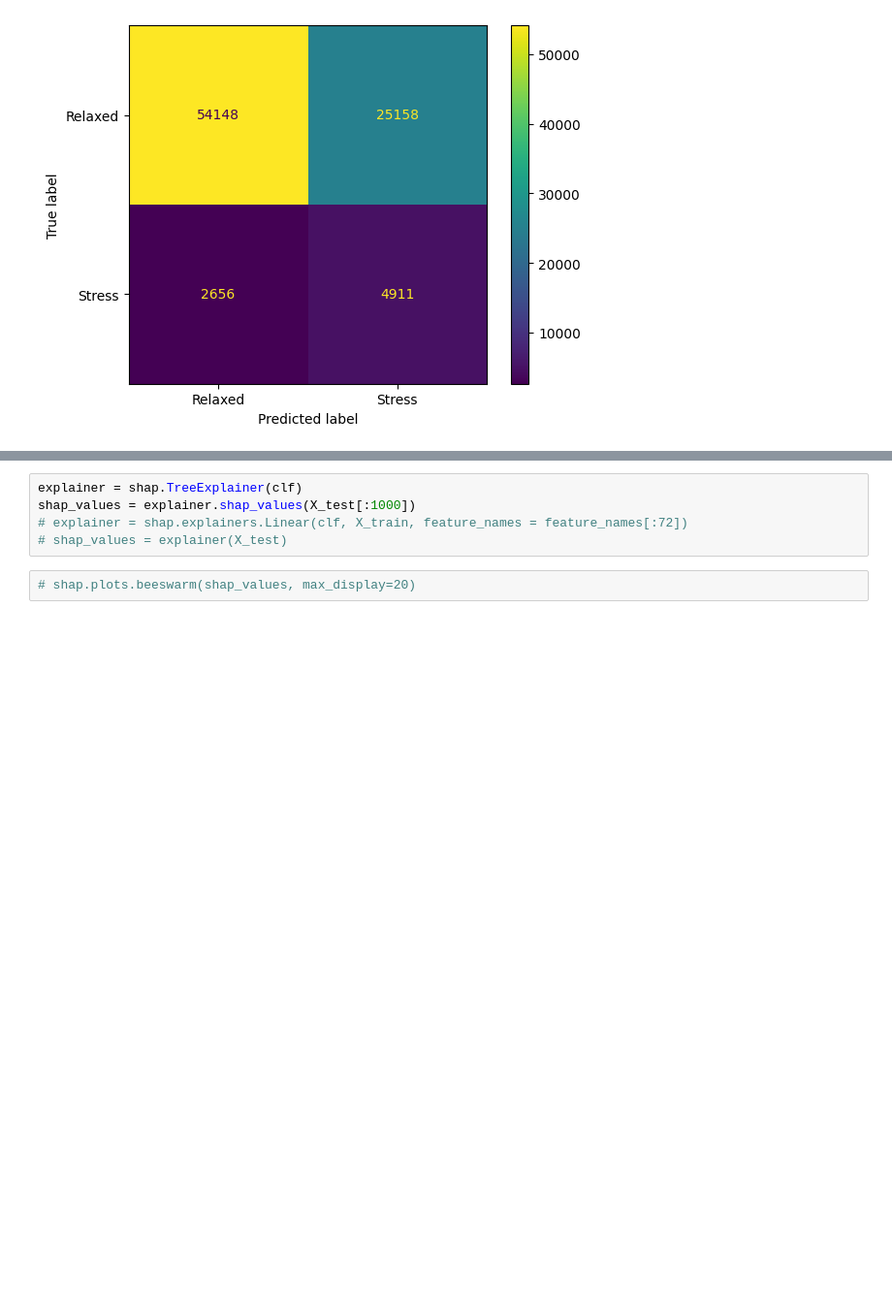
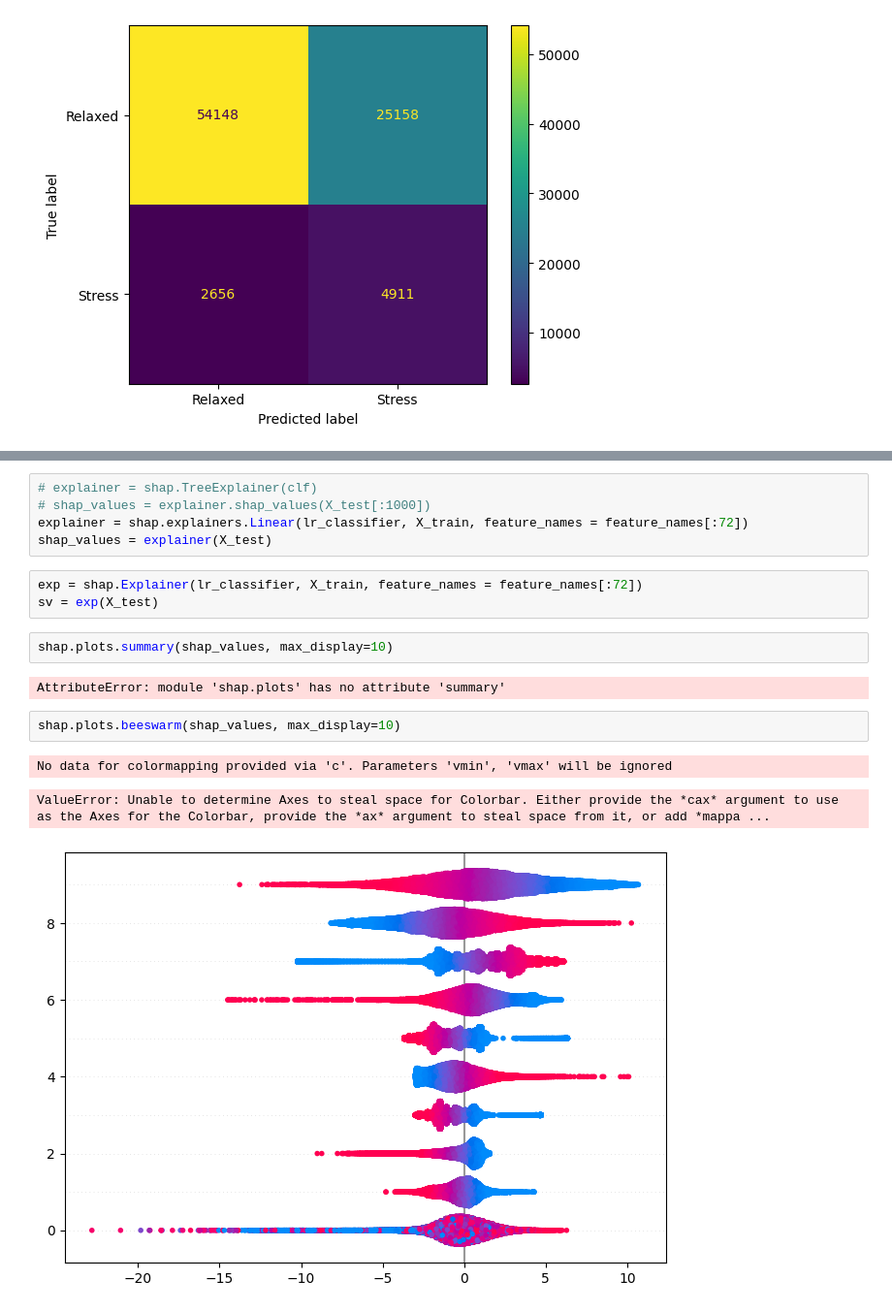
Before and after one commit to nvtu/Stress-Detection-Processor, a Jupyter notebook: experiment_scripts/itw_train_test.ipynb, the cells around one changed output, grey strips where cells are left out. Shown: that part at 97% size. Cells and saved outputs as stored; diff of their text form; blank space fills up the shorter version.

```diff
--- a/experiment_scripts/itw_train_test.ipynb
+++ b/experiment_scripts/itw_train_test.ipynb
@@ -264,9 +261,20 @@ ConfusionMatrixDisplay.from_predictions(y_train, y_pred_train, display_labels=['
 <sklearn.metrics._plot.confusion_matrix.ConfusionMatrixDisplay at 0x...>
 [figure]
 # %%
-explainer = shap.TreeExplainer(clf)
-shap_values = explainer.shap_values(X_test[:1000])
-# explainer = shap.explainers.Linear(clf, X_train, feature_names = feature_names[:72])
-# shap_values = explainer(X_test)
+# explainer = shap.TreeExplainer(clf)
+# shap_values = explainer.shap_values(X_test[:1000])
+explainer = shap.explainers.Linear(lr_classifier, X_train, feature_names = feature_names[:72])
+shap_values = explainer(X_test)
+# %%
+exp = shap.Explainer(lr_classifier, X_train, feature_names = feature_names[:72])
+sv = exp(X_test)
+# %%
+shap.plots.summary(shap_values, max_display=10)
+# %% [output]
+AttributeError: module 'shap.plots' has no attribute 'summary'
 # %%
-# shap.plots.beeswarm(shap_values, max_display=20)
+shap.plots.beeswarm(shap_values, max_display=10)
+# %% [output]
+No data for colormapping provided via 'c'. Parameters 'vmin', 'vmax' will be ignored
+ValueError: Unable to determine Axes to steal space for Colorbar. Either provide the *cax* argument to use as the Axes for the Colorbar, provide the *ax* argument to steal space from it, or add *mappa ...
+[figure, added]
```
Also changed, not shown: parts of 9 cells of this notebook, 8 other files.
